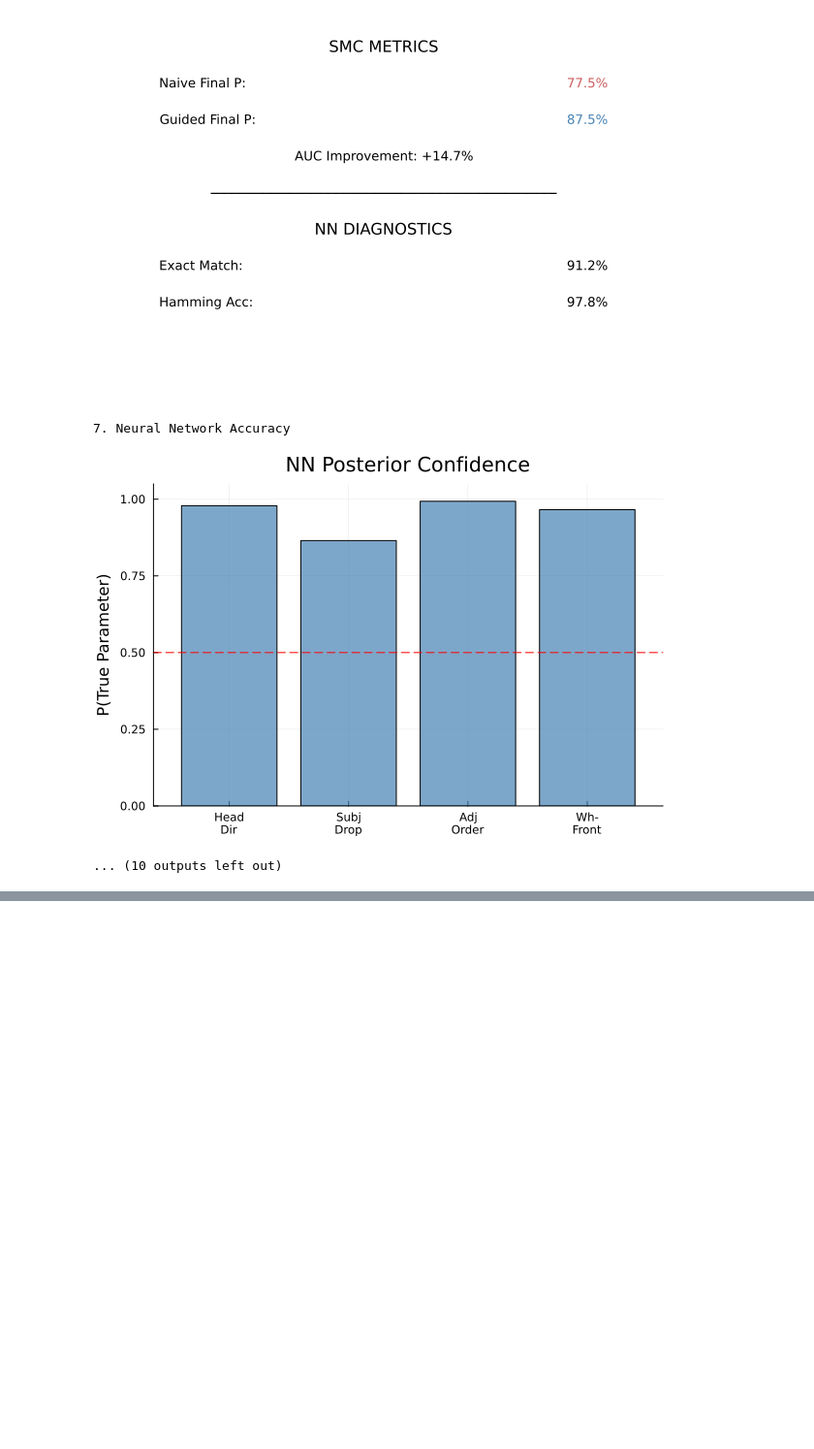
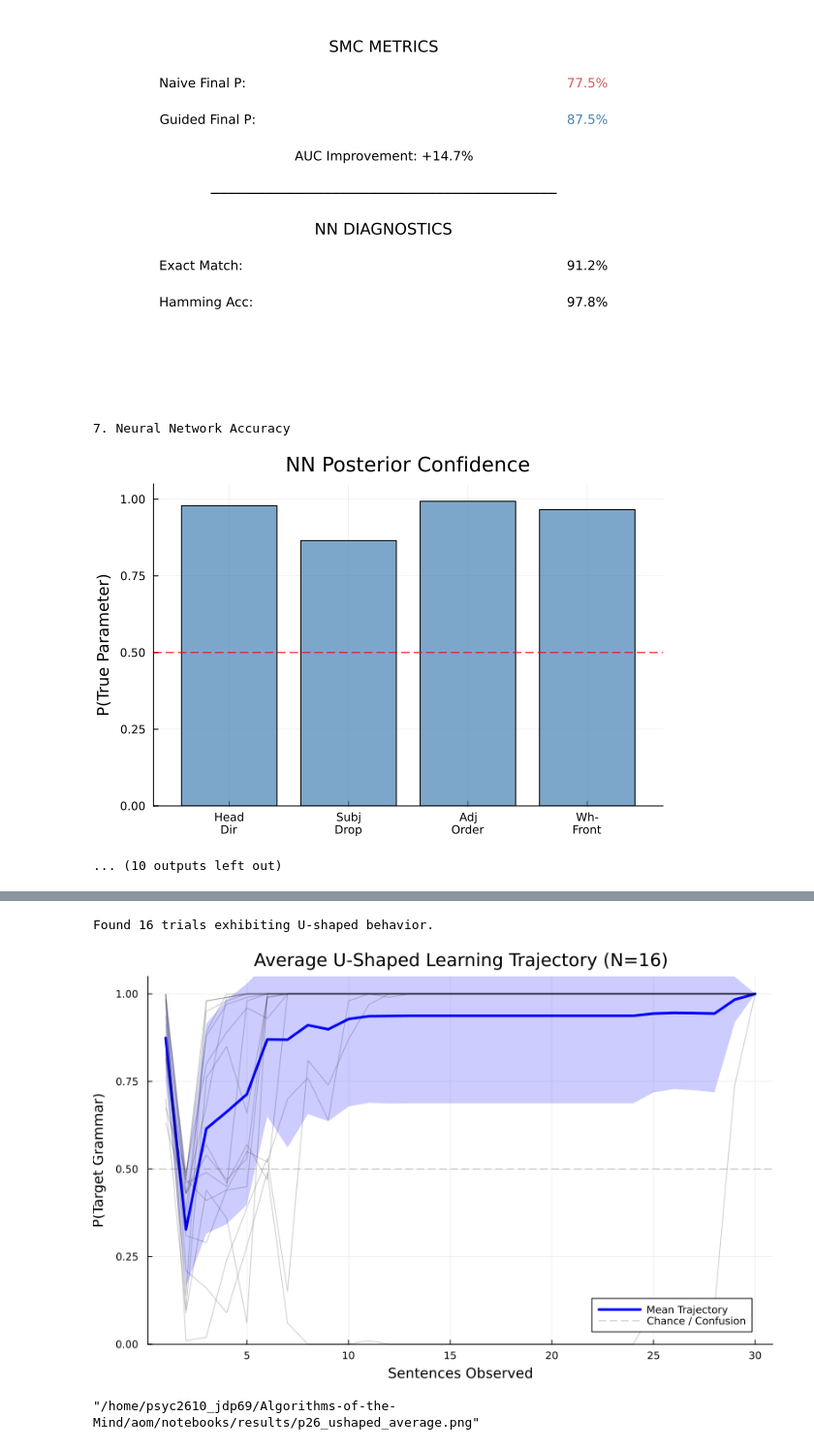
Before and after one commit to vitoratcacamargo/aom, a Jupyter notebook: notebooks/ug_genmodel_v0.ipynb, the cells around one changed output, grey strips where cells are left out. Shown at 97% size. Cells and saved outputs as stored; diff of their text form; code cells hidden in the pictures; blank space fills up the shorter version.

Commit message:
Setup all visualizations, added a README

```diff
--- a/notebooks/ug_genmodel_v0.ipynb
+++ b/notebooks/ug_genmodel_v0.ipynb
@@ -1586,0 +1663,68 @@ display(p12)
+# %%
+function is_ushaped(history)
+    len = length(history)
+    if len < 5 return false end
+
+    start_val = history[1]
+    min_val = minimum(history)
+    end_val = history[end]
+
+    # CRITERIA:
+    # 1. Starts with a strong neural prior > 0.6
+    # 2. Dips significantly below 0.5
+    # 3. Recovers to > 0.9
+    return (start_val > 0.6) && (min_val < 0.5) && (end_val > 0.9)
+end
+
+ushaped_histories = []
+
+for t in all_trials
+    hist = t.guided_metrics.target_prob_history
+    if is_ushaped(hist)
+        push!(ushaped_histories, hist)
+    end
+end
+
+count = length(ushaped_histories)
+println("Found $count trials exhibiting U-shaped behavior.")
+
+if count > 0
+    # Ensure all vectors are the same length
+    min_len = minimum(length.(ushaped_histories))
+
+    data_matrix = reduce(hcat, [h[1:min_len] for h in ushaped_histories])
+
+    mean_curve = vec(mean(data_matrix, dims=2))
+    std_curve = vec(std(data_matrix, dims=2))
+
+    p26_avg = plot(
+        mean_curve,
+        ribbon=std_curve,
+        fillalpha=0.2,
+        title="Average U-Shaped Learning Trajectory (N=$count)",
+        xlabel="Sentences Observed",
+        ylabel="P(Target Grammar)",
+        label="Mean Trajectory",
+        linewidth=3,
+        color=:blue,
+        legend=:bottomright,
+        size=(800, 500),
+        ylim=(0, 1.05),
+        grid=:true
+    )
+
+    hline!(p26_avg, [0.5], linestyle=:dash, color=:gray, label="Chance / Confusion", alpha=0.5)
+
+    plot!(p26_avg, data_matrix, primary=false, linecolor=:black, alpha=0.2)
+
+    display(p26_avg)
+
+    mkpath("results")
+    savefig(p26_avg, "results/p26_ushaped_average.png")
+else
+    println("No U-shaped curves found with current criteria.")
+end
+# %% [output]
+Found 16 trials exhibiting U-shaped behavior.
+[figure, added]
+"/home/psyc2610_jdp69/Algorithms-of-the-Mind/aom/notebooks/results/p26_ushaped_average.png"
```
Also changed, not shown: parts of 15 cells of this notebook, 13 other files.
